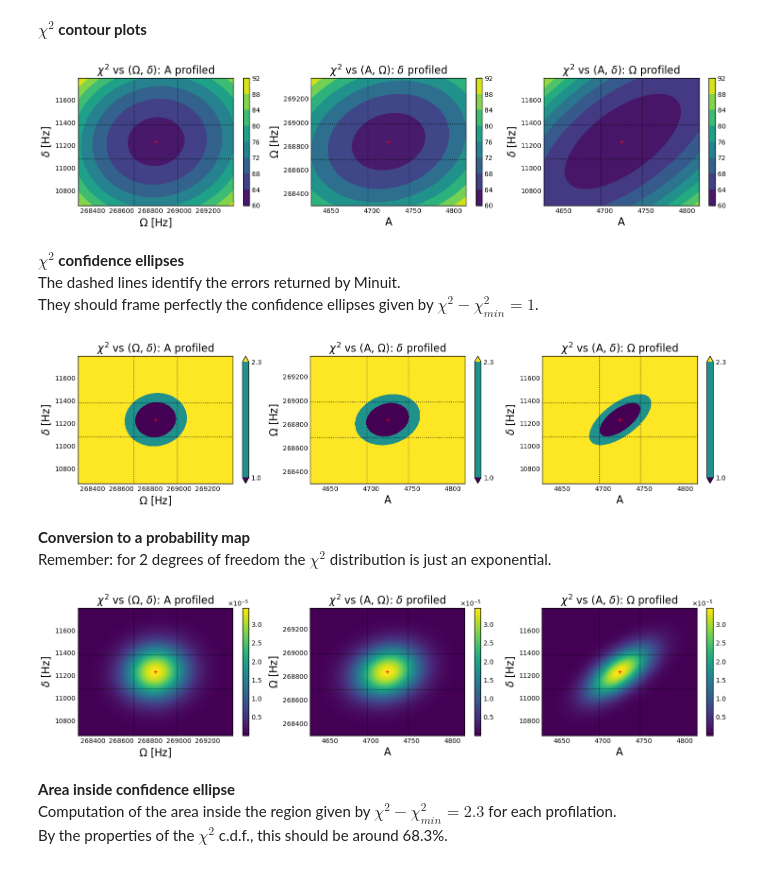
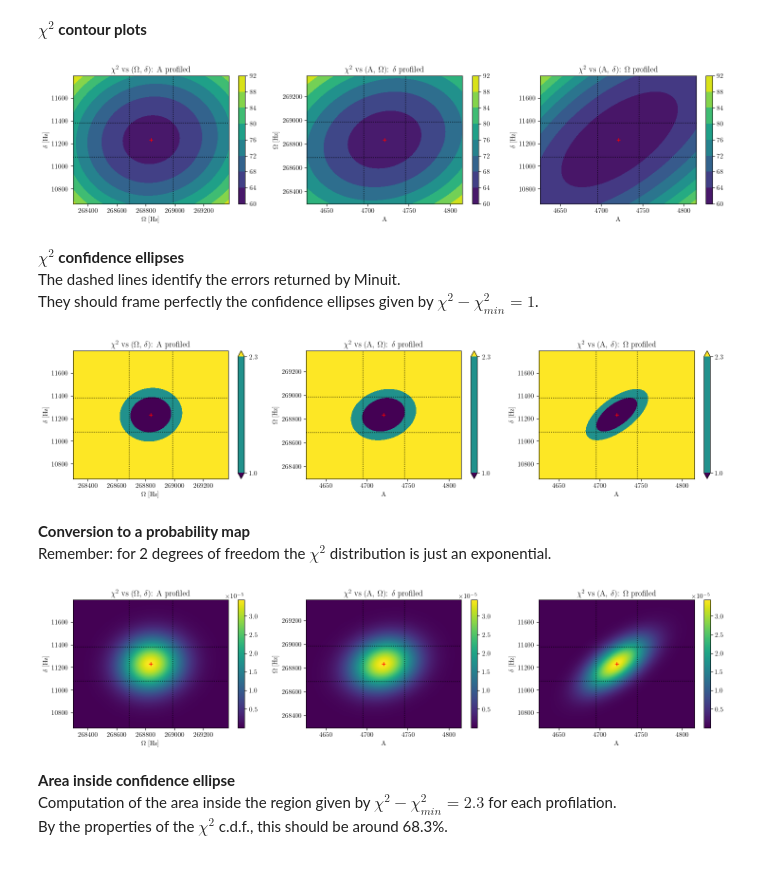
Before and after one commit to tommaso-ferracci/Resonance_Curve_Regression_Analysis, a Jupyter notebook: RLC_fit_analysis.ipynb, the cells around one changed output. Saved outputs shown, nothing was run; the diff lists cells and outputs as text; code cells hidden in the pictures.

```diff
--- a/RLC_fit_analysis.ipynb
+++ b/RLC_fit_analysis.ipynb
@@ -8,11 +8,14 @@ import matplotlib.pyplot as plt
 import pandas as pd
 from iminuit import Minuit
 
-plt.style.use(['science', 'notebook', 'grid'])
+plt.style.use("default")
+plt.rc("text", usetex=True)
+plt.rc("font", family="cm")
+plt.rcParams["grid.color"] = (0.5, 0.5, 0.5, 0.2)
 # %% [markdown]
 **Loading laboratory data**
 # %%
-data = pd.read_csv('../Datasets/data_resonance.csv', header=None)
+data = pd.read_csv('datasets/resonance.csv', header=None)
 data = data.to_numpy()
 # %% [markdown]
 **Cleaning and computing errors**
@@ -199,7 +206,7 @@ for i in range(len(amp_test)):
 # %% [markdown]
 **$\chi^2$ contour plots**
 # %%
-fig, axes = plt.subplots(1, 3, figsize=(18, 3.5))
+fig, axes = plt.subplots(1, 3, figsize=(18, 3.5), dpi=100)
 
 ax = axes[0]
 im = ax.contourf(omega_test, delta_test, chi_sq_minA)
@@ -243,9 +250,9 @@ ax.tick_params(axis='both', which='major', labelsize=10)
 cbar = fig.colorbar(im, ax=ax)
 cbar.ax.tick_params(labelsize=10)
 
-fig.savefig('images/contour.png', dpi=100);
+fig.savefig('images/contour.png', dpi=200, bbox_inches="tight", pad_inches=0.2);
 # %% [output]
-[figure, old version]
+[figure, new version]
 # %% [markdown]
 **$\chi^2$ confidence ellipses**\
 The dashed lines identify the errors returned by Minuit.\
@@ -253,7 +260,7 @@ They should frame perfectly the confidence ellipses given by $\chi^2 - \chi^2_{m
 # %%
 chi_sq_min = chi_square(amp_fit, omega_fit, delta_fit)
 # %%
-fig, axes = plt.subplots(1, 3, figsize=(18, 3.5))
+fig, axes = plt.subplots(1, 3, figsize=(18, 3.5), dpi=100)
 
 ax = axes[0]
 im = ax.contourf(omega_test, delta_test, chi_sq_minA - chi_sq_min, levels=[1, 2.3], extend='both')
@@ -271,35 +278,35 @@ cbar.ax.tick_params(labelsize=10)
 
 ax = axes[1]
 ax.contourf(amp_test, omega_test, chi_sq_minD - chi_sq_min, levels=[1, 2.3], extend='both')
 ax.plot(amp_fit, omega_fit, 'r+')
 ax.set_title('$\chi^2$ vs (A, $\Omega$): $\delta$ profiled')
 ax.set_xlabel('A')
 ax.set_ylabel('$\Omega$ [Hz]')
 ax.axvline(x=amp_fit-err[0], lw=1, ls=':', color='k')
 ax.axvline(x=amp_fit+err[0], lw=1, ls=':', color='k')
 ax.axhline(y=omega_fit-err[1], lw=1, ls=':', color='k')
 ax.axhline(y=omega_fit+err[1], lw=1, ls=':', color='k')
 ax.tick_params(axis='both', which='major', labelsize=10)
 cbar = fig.colorbar(im, ax=ax)
 cbar.ax.tick_params(labelsize=10)
 
 ax = axes[2]
 ax.contourf(amp_test, delta_test, chi_sq_minO - chi_sq_min, levels=[1, 2.3], extend='both')
 ax.plot(amp_fit, delta_fit, 'r+')
 ax.set_title('$\chi^2$ vs (A, $\delta$): $\Omega$ profiled')
 ax.set_xlabel('A')
 ax.set_ylabel('$\delta$ [Hz]')
 ax.axvline(x=amp_fit-err[0], lw=1, ls=':', color='k')
 ax.axvline(x=amp_fit+err[0], lw=1, ls=':', color='k')
 ax.axhline(y=delta_fit-err[2], lw=1, ls=':', color='k')
 ax.axhline(y=delta_fit+err[2], lw=1, ls=':', color='k')
 ax.tick_params(axis='both', which='major', labelsize=10)
 cbar = fig.colorbar(im, ax=ax)
 cbar.ax.tick_params(labelsize=10)
 
-fig.savefig('images/profiling.png', dpi=100);
+fig.savefig('images/profiling.png', dpi=200, bbox_inches="tight", pad_inches=0.2);
 # %% [output]
-[figure, old version]
+[figure, new version]
 # %% [markdown]
 **Conversion to a probability map**\
 Remember: for 2 degrees of freedom the $\chi^2$ distribution is just an exponential.
@@ -314,7 +321,7 @@ formatter = ticker.ScalarFormatter(useMathText=True)
 formatter.set_scientific(True)
 formatter.set_powerlimits((-1,1))
 
-fig, axes = plt.subplots(1, 3, figsize=(18, 3.5))
+fig, axes = plt.subplots(1, 3, figsize=(18, 3.5), dpi=100)
 
 ax = axes[0]
 im = ax.pcolor(omega_test, delta_test, normA, shading='auto')
@@ -361,9 +368,9 @@ cbar = fig.colorbar(im, ax=ax, format=formatter)
 cbar.ax.tick_params(labelsize=10)
 cbar.ax.yaxis.get_offset_text().set(size=10)
 
-fig.savefig('images/probability.png', dpi=100);
+fig.savefig('images/probability.png', dpi=200, bbox_inches="tight", pad_inches=0.2);
 # %% [output]
-[figure, old version]
+[figure, new version]
 # %% [markdown]
 **Area inside confidence ellipse**\
 Computation of the area inside the region given by $\chi^2 - \chi^2_{min} = 2.3$ for each profilation.\
```
Also changed, not shown: parts of 10 cells of this notebook, 13 other files.
